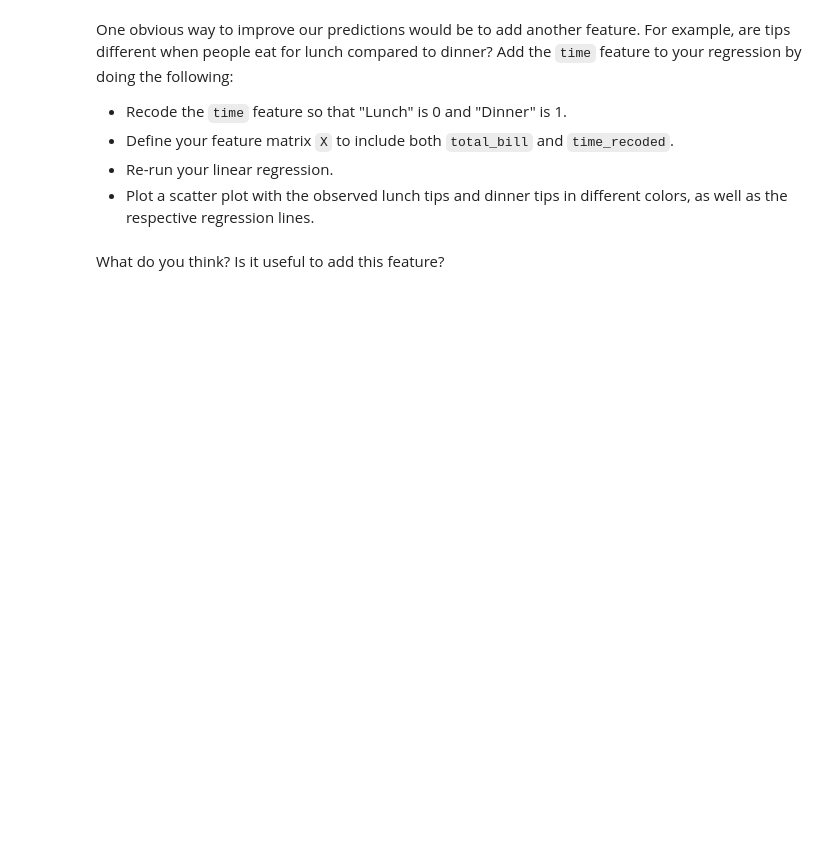
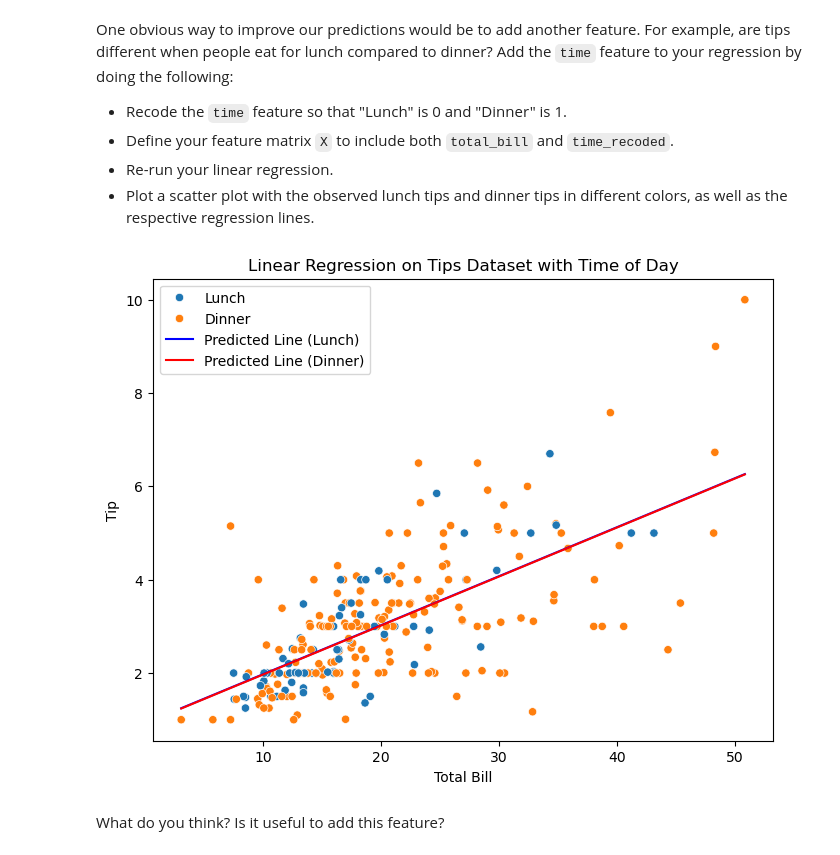
Before and after one commit to Lilli-jr/DSML_2025, a Jupyter notebook: 02_Workshops/WS_07_Regression_1/DSML_WS_07_pre.ipynb, the cells around one changed output. Drawn from its saved outputs; the diff is of its cells as text; code cells hidden in the pictures; blank space fills up the shorter version.

```diff
--- a/02_Workshops/WS_07_Regression_1/DSML_WS_07_pre.ipynb
+++ b/02_Workshops/WS_07_Regression_1/DSML_WS_07_pre.ipynb
@@ -46,2 +67,30 @@ One obvious way to improve our predictions would be to add another feature. For
+# %%
+# your code here
+tips = sns.load_dataset("tips")
+tips["time_recorded"] = tips["time"].map({"Lunch": 0, "Dinner": 1})
+x = tips[["total_bill", "time_recorded"]]
+y = tips["tip"]
+model = LinearRegression()
+model.fit(x, y)
+
+theta_1, theta_2 = model.coef_
+theta_3 = model.intercept_
+
+tips["predicted_tip"] = model.predict(x)
+plt.figure(figsize=(8, 6))
+sns.scatterplot(x="total_bill", y="tip",hue = "time",  data=tips)
+x_range = pd.DataFrame({"total_bill": sorted(tips["total_bill"].unique())})
+for time_val, color in zip([0, 1], ["blue", "red"]):
+    x_range["time_recorded"] = time_val
+    y_range = model.predict(x_range)
+    plt.plot(x_range["total_bill"], y_range, color=color, label=f"Predicted Line ({'Lunch' if time_val == 0 else 'Dinner'})")
+
+plt.xlabel("Total Bill")
+plt.ylabel("Tip")
+plt.legend()
+plt.title("Linear Regression on Tips Dataset with Time of Day")
+plt.show()
+# %% [output]
+[figure, added]
 # %% [markdown]
 What do you think? Is it useful to add this feature?
```
Also changed, not shown: parts of 3 cells of this notebook.
